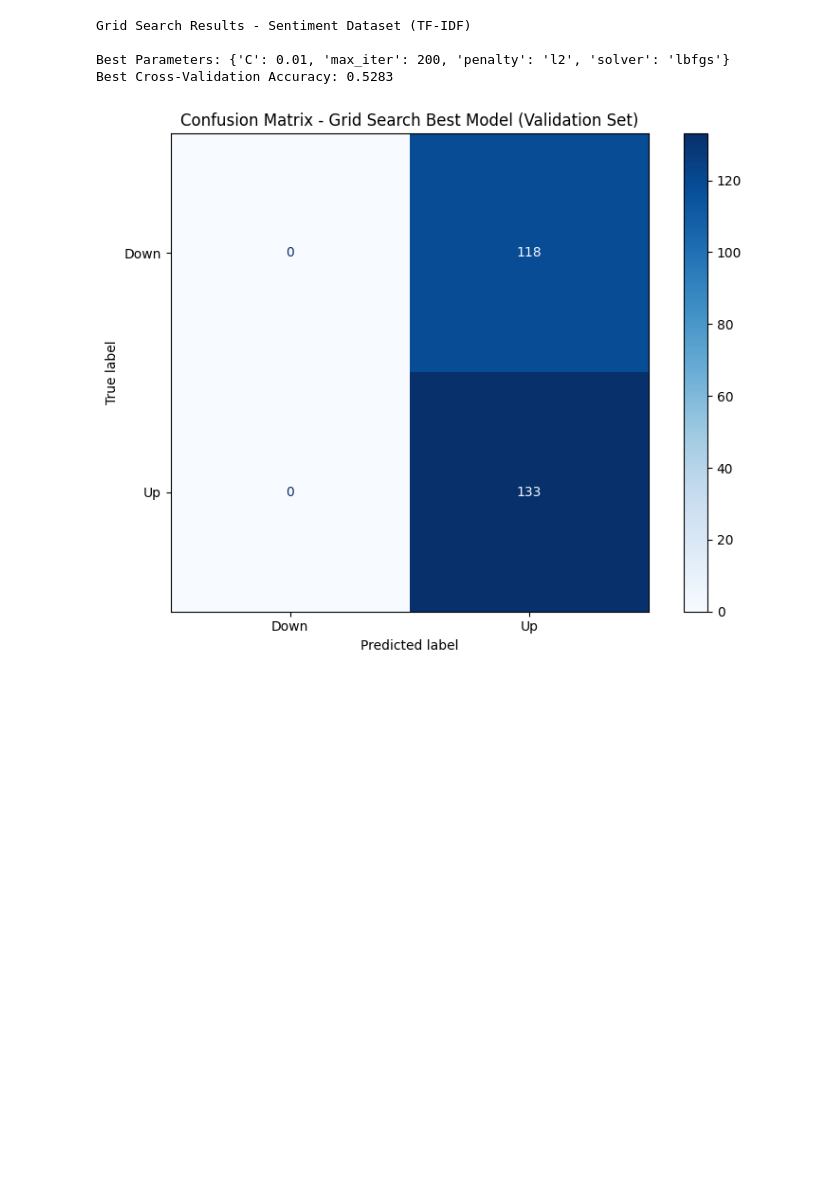
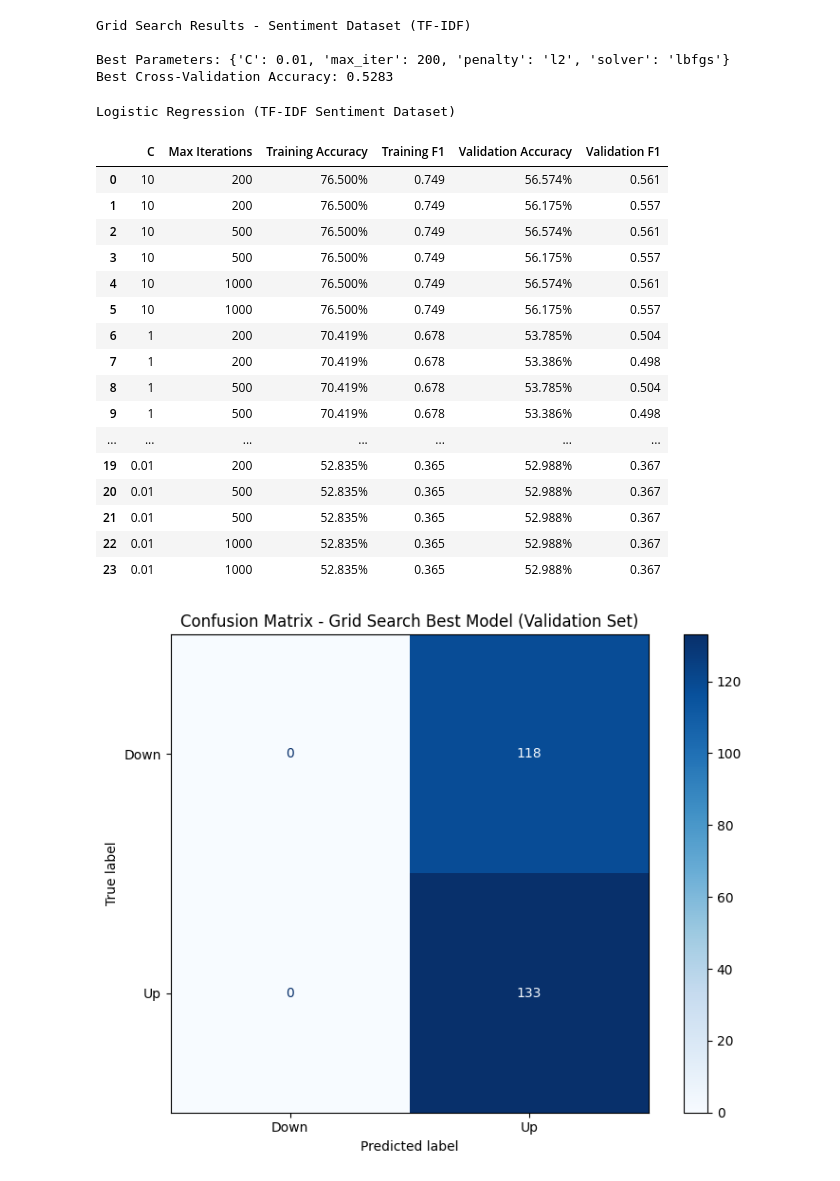
Before and after one commit to yvanlonginjr/market-sentiment-predictor, a Jupyter notebook: notebooks/Market_Sentiment_Predictor_Pipeline.ipynb, the cells around one changed output. Drawn from its saved outputs; the diff is of its cells as text; code cells hidden in the pictures; blank space fills up the shorter version.

```diff
--- a/notebooks/Market_Sentiment_Predictor_Pipeline.ipynb
+++ b/notebooks/Market_Sentiment_Predictor_Pipeline.ipynb
@@ -1199,7 +1199,7 @@ grid_search_sentiment = GridSearchCV(
 
 # Fit grid search on training data
 print("Starting Grid Search for Logistic Regression on TF-IDF Features...")
-grid_search_sentiment.fit(X_train_tfidf, y_train_sentiment)
+grid_search_sentiment.fit(X_train_combined, y_train_sentiment)
 
 # Display best parameters and score
 print("Grid Search Results - Sentiment Dataset (TF-IDF)")
@@ -1212,6 +1212,66 @@ Grid Search Results - Sentiment Dataset (TF-IDF)
 
 Best Parameters: {'C': 0.01, 'max_iter': 200, 'penalty': 'l2', 'solver': 'lbfgs'}
 Best Cross-Validation Accuracy: 0.5283
+# %%
+# Get the best estimator and CV results
+cv_results = grid_search_sentiment.cv_results_
+
+# Create a results table for each parameter combination
+results_data = []
+
+for i, params in enumerate(cv_results['params']):
+    # Create a model with these parameters
+    model = LR(**params, random_state=42)
+    model.fit(X_train_tfidf, y_train_sentiment)
+
+    # Training predictions and metrics
+    y_train_pred = model.predict(X_train_tfidf)
+    train_acc = accuracy_score(y_train_sentiment, y_train_pred)
+    train_f1 = f1_score(y_train_sentiment, y_train_pred, average='weighted')
+
+    # Validation predictions and metrics
+    y_val_pred = model.predict(X_val_tfidf)
+    val_acc = accuracy_score(y_val_sentiment, y_val_pred)
+    val_f1 = f1_score(y_val_sentiment, y_val_pred, average='weighted')
+
+    results_data.append({
+        'C': f"{params['C']:g}",
+        'Max Iterations': params['max_iter'],
+        'Training Accuracy': f"{train_acc:.3%}",
+        'Training F1': f"{train_f1:.3f}",
+        'Validation Accuracy': f"{val_acc:.3%}",
+        'Validation F1': f"{val_f1:.3f}"
+    })
+
+# Create DataFrame
+results_df = pd.DataFrame(results_data)
+
+# Sort by C (descending) and Max Iterations (ascending)
+results_df = results_df.sort_values(['C', 'Max Iterations'], ascending=[False, True]).reset_index(drop=True)
+
+# Display styled table
+results_df.style.set_caption("Logistic Regression (TF-IDF Sentiment Dataset)").set_table_styles([
+    {'selector': 'caption', 'props': [('font-size', '16px'), ('font-weight', 'bold')]}
+])
+# %% [output]
+Logistic Regression (TF-IDF Sentiment Dataset)
+|  | C | Max Iterations | Training Accuracy | Training F1 | Validation Accuracy | Validation F1 |
+| 0 | 10 | 200 | 76.500% | 0.749 | 56.574% | 0.561 |
+| 1 | 10 | 200 | 76.500% | 0.749 | 56.175% | 0.557 |
+| 2 | 10 | 500 | 76.500% | 0.749 | 56.574% | 0.561 |
+| 3 | 10 | 500 | 76.500% | 0.749 | 56.175% | 0.557 |
+| 4 | 10 | 1000 | 76.500% | 0.749 | 56.574% | 0.561 |
+| 5 | 10 | 1000 | 76.500% | 0.749 | 56.175% | 0.557 |
+| 6 | 1 | 200 | 70.419% | 0.678 | 53.785% | 0.504 |
+| 7 | 1 | 200 | 70.419% | 0.678 | 53.386% | 0.498 |
+| 8 | 1 | 500 | 70.419% | 0.678 | 53.785% | 0.504 |
+| 9 | 1 | 500 | 70.419% | 0.678 | 53.386% | 0.498 |
+| ... | ... | ... | ... | ... | ... | ... |
+| 19 | 0.01 | 200 | 52.835% | 0.365 | 52.988% | 0.367 |
+| 20 | 0.01 | 500 | 52.835% | 0.365 | 52.988% | 0.367 |
+| 21 | 0.01 | 500 | 52.835% | 0.365 | 52.988% | 0.367 |
+| 22 | 0.01 | 1000 | 52.835% | 0.365 | 52.988% | 0.367 |
+| 23 | 0.01 | 1000 | 52.835% | 0.365 | 52.988% | 0.367 |
 # %%
 # Get the best model and make predictions on validation set
 best_lr_sentiment = grid_search_sentiment.best_estimator_
```
Also changed, not shown: parts of 8 cells of this notebook, 2 other files.
